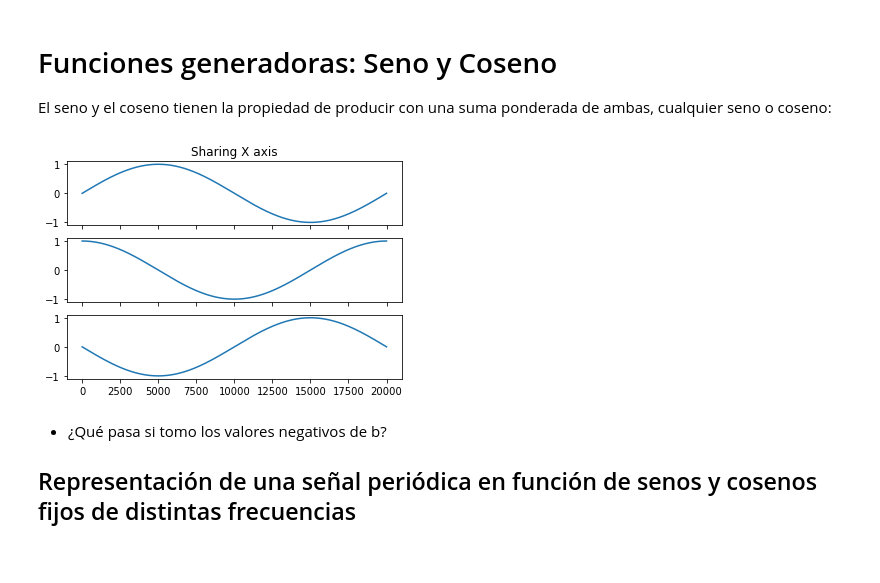
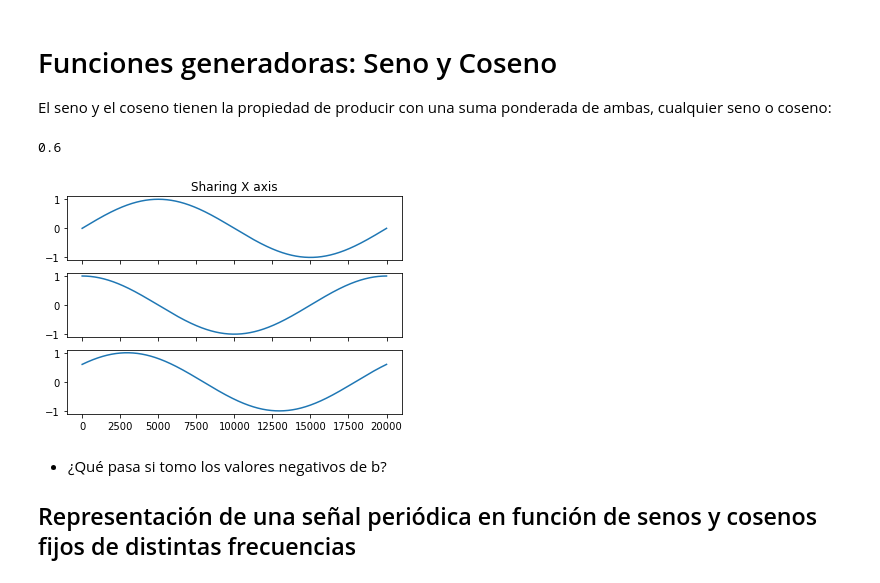
Before and after one commit to lab-ml-itba/Transformaciones, a Jupyter notebook: FFT y Windowing.ipynb, the cells around one changed output. Cells and saved outputs as stored; diff of their text form; code cells hidden in the pictures.

```diff
--- a/FFT y Windowing.ipynb
+++ b/FFT y Windowing.ipynb
@@ -91,26 +91,27 @@ El seno y el coseno tienen la propiedad de producir con una suma ponderada de am
 # %%
 # a^2 + b^2 =1 para que se mantenga la amplitud de las señales generadoras
 #Defino la señal desconocida:
 x=np.sin(np.linspace(0,2*np.pi,20000))
 
 #Analizo la correlación con la misma señal
 y=np.cos(np.linspace(0,2*np.pi,20000))
 
 #a puede valer entre 1 y -1
-a=-1
+a=0.8
 b=np.sqrt(1-a**2)
-
+print(b)
 fas=a*x+b*y
 
 corr=np.correlate(x,y)
 f, axarr = plt.subplots(3, sharex=True)
 axarr[0].plot(x)
 axarr[0].set_title('Sharing X axis')
 axarr[1].plot(y)
 axarr[2].plot(fas)
 plt.show()
 # %% [output]
+0.6
-[figure, old version]
+[figure, new version]
 # %% [markdown]
 * ¿Qué pasa si tomo los valores negativos de b?
 
```
Also changed, not shown: parts of 4 cells of this notebook, 5 other files.
